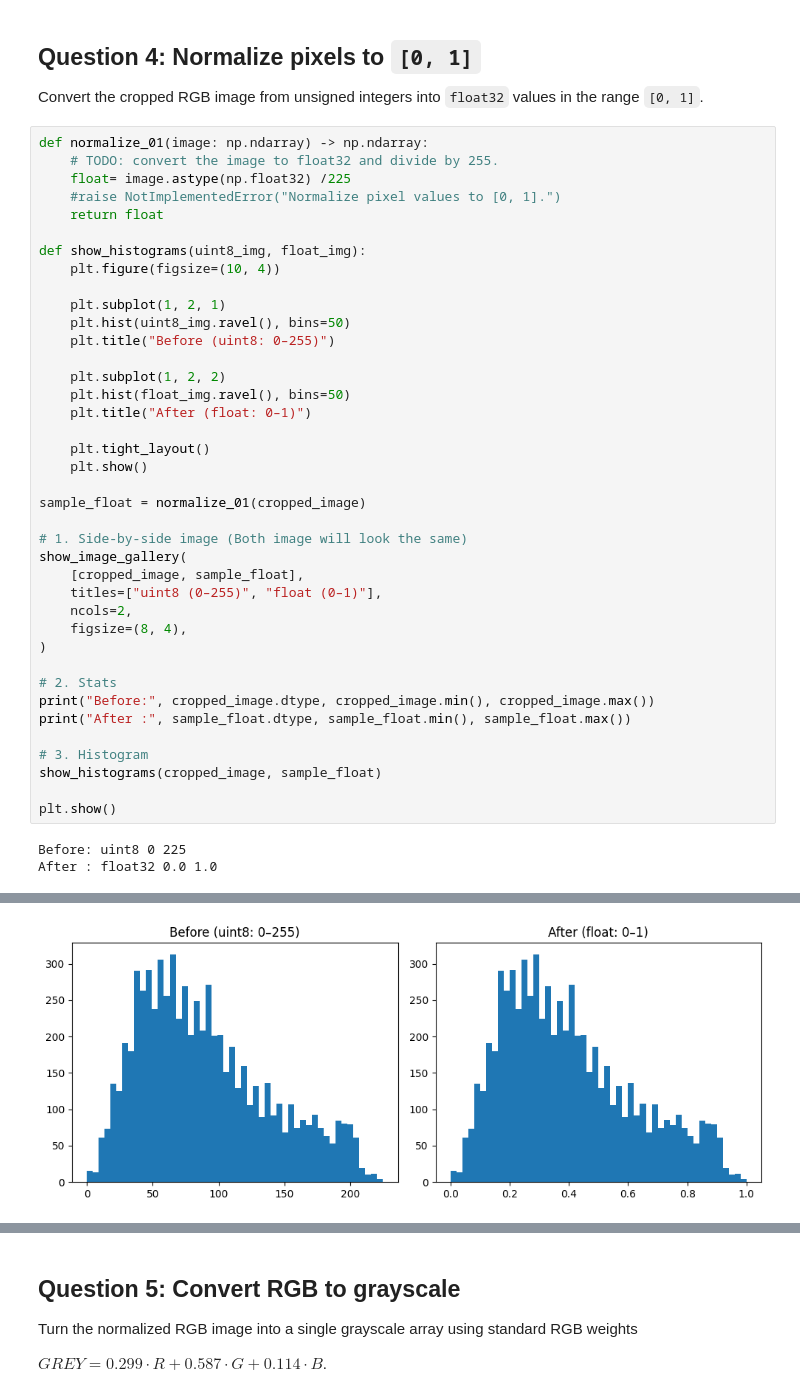
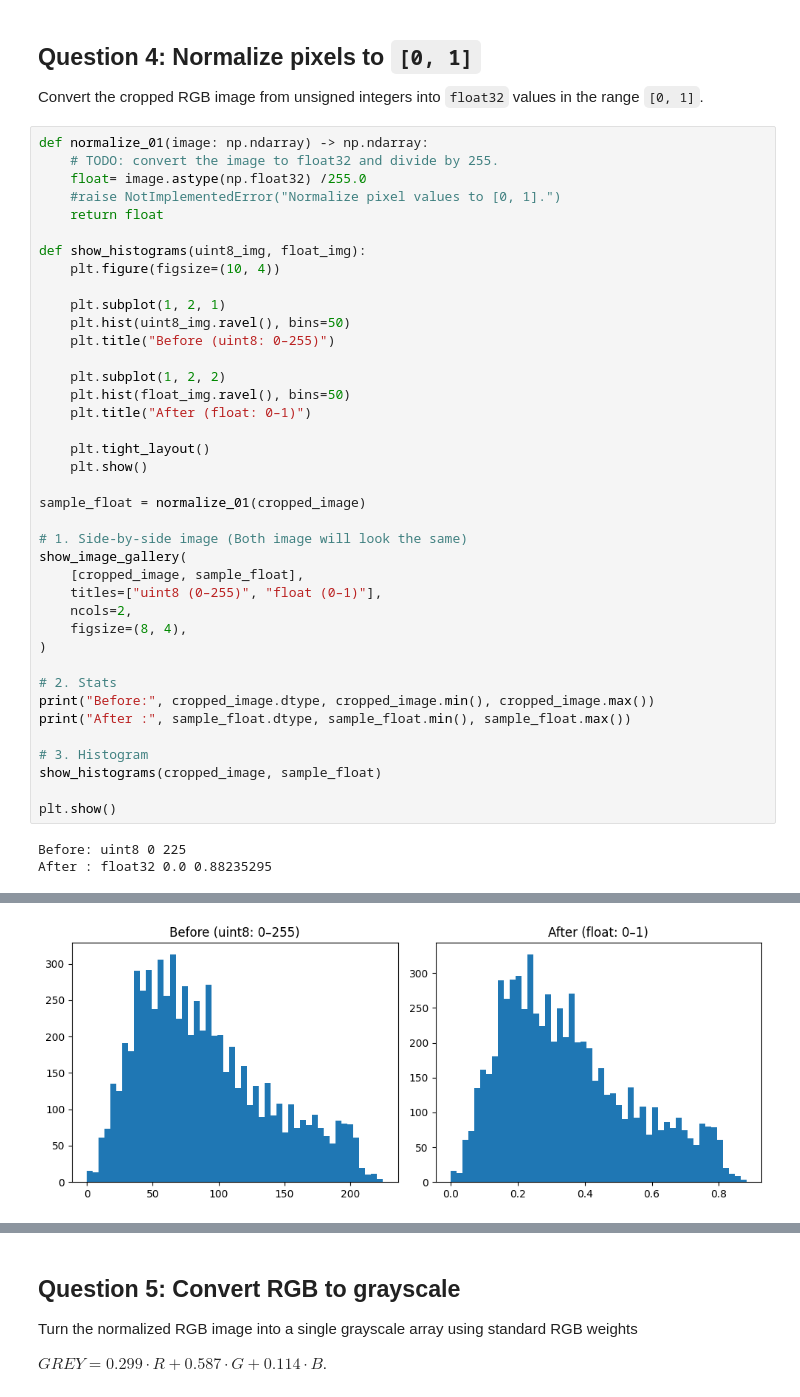
Before and after one commit to vgu-dsai-2026/lab-1-numpy-snoopdogdollar-2, a Jupyter notebook: notebook.ipynb, the cells around one changed output, grey strips where cells are left out. Saved outputs shown, nothing was run; the diff lists cells and outputs as text.

```diff
--- a/notebook.ipynb
+++ b/notebook.ipynb
@@ -241,7 +241,7 @@ Convert the cropped RGB image from unsigned integers into `float32` values in th
 # %%
 def normalize_01(image: np.ndarray) -> np.ndarray:
     # TODO: convert the image to float32 and divide by 255.
-    float= image.astype(np.float32) /225
+    float= image.astype(np.float32) /255.0
     #raise NotImplementedError("Normalize pixel values to [0, 1].")
     return float
 
@@ -253,32 +253,32 @@ def show_histograms(uint8_img, float_img):
     plt.title("Before (uint8: 0–255)")
 
     plt.subplot(1, 2, 2)
     plt.hist(float_img.ravel(), bins=50)
     plt.title("After (float: 0–1)")
 
     plt.tight_layout()
     plt.show()
 
 sample_float = normalize_01(cropped_image)
 
 # 1. Side-by-side image (Both image will look the same)
 show_image_gallery(
     [cropped_image, sample_float],
     titles=["uint8 (0–255)", "float (0–1)"],
     ncols=2,
     figsize=(8, 4),
 )
 
 # 2. Stats
 print("Before:", cropped_image.dtype, cropped_image.min(), cropped_image.max())
 print("After :", sample_float.dtype, sample_float.min(), sample_float.max())
 
 # 3. Histogram
 show_histograms(cropped_image, sample_float)
 
 plt.show()
 # %% [output]
 Before: uint8 0 225
-After : float32 0.0 1.0
+After : float32 0.0 0.88235295
 [figure]
-[figure, old version]
+[figure, new version]
```
Also changed, not shown: parts of 6 cells of this notebook, 1 other file.
